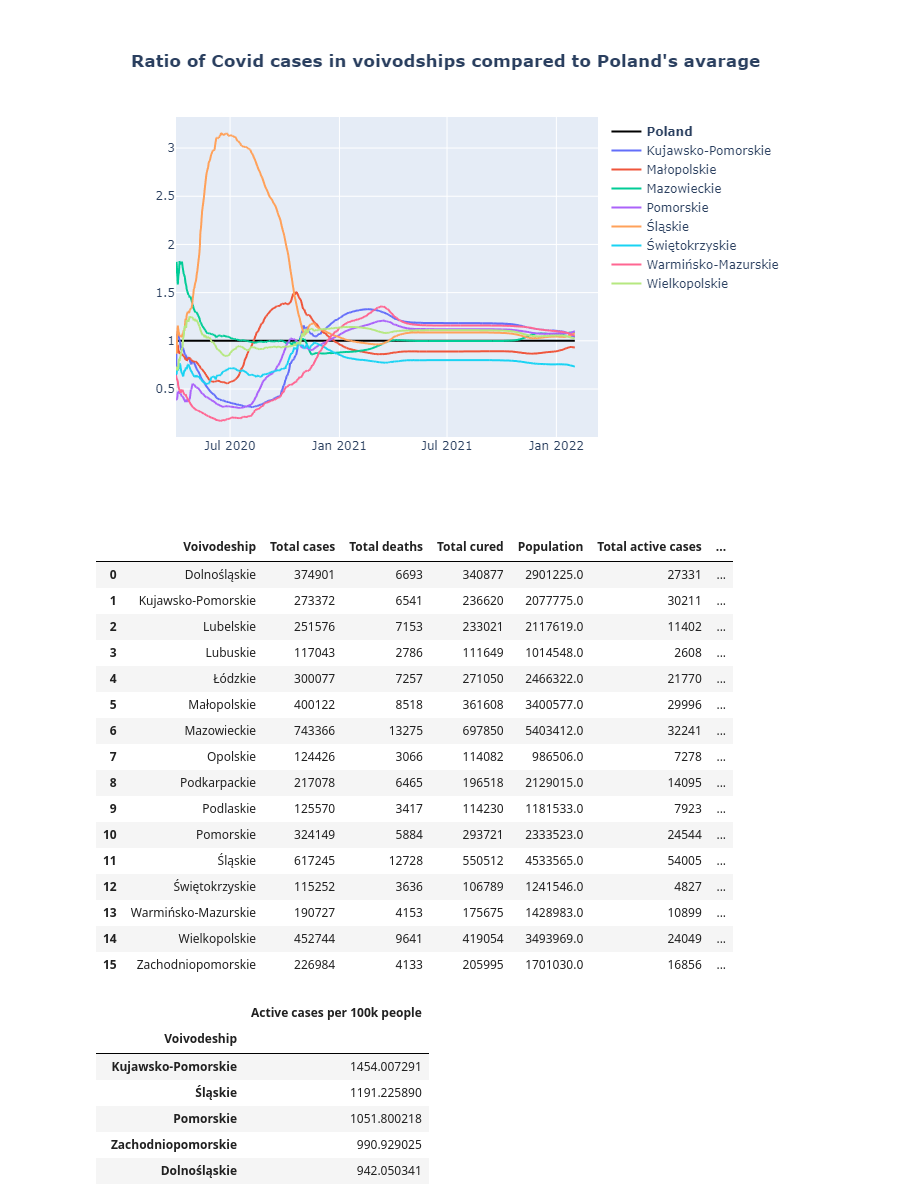
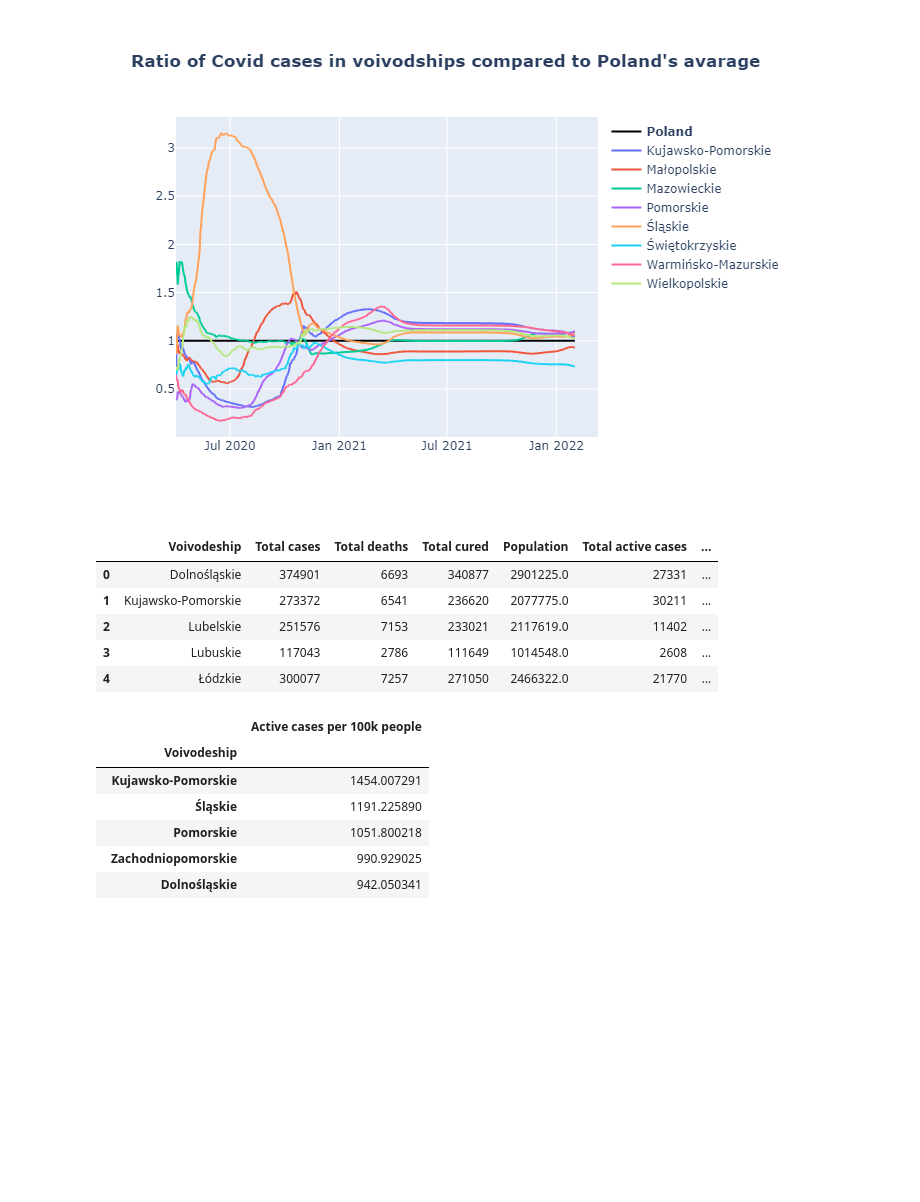
Before and after one commit to jakubjanosz/Covid-19-analysis, a Jupyter notebook: analysis.ipynb, the cells around one changed output. Saved outputs shown, nothing was run; the diff lists cells and outputs as text; code cells hidden in the pictures; blank space fills up the shorter version.

```diff
--- a/analysis.ipynb
+++ b/analysis.ipynb
@@ -73,32 +73,21 @@ fig2.show('png')
 [figure]
 # %%
 #editing table using Pandas
-data_voiv = pd.read_excel('C:\\Users\\main\\Desktop\\Poland_covid_analysis\\Voivodeship_stats.xlsx')
+data_voiv = pd.read_excel('Voivodeship_stats.xlsx')
 data_voiv.drop(['No'], axis = 1, inplace = True)
 data_voiv['Total active cases'] = data_voiv['Total cases'] - data_voiv['Total deaths'] - data_voiv['Total cured']
 data_voiv['Active cases per 100k people'] = data_voiv['Total active cases'] * 100000 / data_voiv['Population']
 data_voiv['Cases per 100k people'] = data_voiv['Total cases'] * 100000 / data_voiv['Population']
 data_voiv['Deaths per 100k people'] = data_voiv['Total deaths'] * 100000 / data_voiv['Population']
 
-display(data_voiv.round(2))
+display(data_voiv.round(2).head(5))
 # %% [output]
 |  | Voivodeship | Total cases | Total deaths | Total cured | Population | Total active cases | ... |
 | 0 | Dolnośląskie | 374901 | 6693 | 340877 | 2901225.0 | 27331 | ... |
 | 1 | Kujawsko-Pomorskie | 273372 | 6541 | 236620 | 2077775.0 | 30211 | ... |
 | 2 | Lubelskie | 251576 | 7153 | 233021 | 2117619.0 | 11402 | ... |
 | 3 | Lubuskie | 117043 | 2786 | 111649 | 1014548.0 | 2608 | ... |
 | 4 | Łódzkie | 300077 | 7257 | 271050 | 2466322.0 | 21770 | ... |
-| 5 | Małopolskie | 400122 | 8518 | 361608 | 3400577.0 | 29996 | ... |
-| 6 | Mazowieckie | 743366 | 13275 | 697850 | 5403412.0 | 32241 | ... |
-| 7 | Opolskie | 124426 | 3066 | 114082 | 986506.0 | 7278 | ... |
-| 8 | Podkarpackie | 217078 | 6465 | 196518 | 2129015.0 | 14095 | ... |
-| 9 | Podlaskie | 125570 | 3417 | 114230 | 1181533.0 | 7923 | ... |
-| 10 | Pomorskie | 324149 | 5884 | 293721 | 2333523.0 | 24544 | ... |
-| 11 | Śląskie | 617245 | 12728 | 550512 | 4533565.0 | 54005 | ... |
-| 12 | Świętokrzyskie | 115252 | 3636 | 106789 | 1241546.0 | 4827 | ... |
-| 13 | Warmińsko-Mazurskie | 190727 | 4153 | 175675 | 1428983.0 | 10899 | ... |
-| 14 | Wielkopolskie | 452744 | 9641 | 419054 | 3493969.0 | 24049 | ... |
-| 15 | Zachodniopomorskie | 226984 | 4133 | 205995 | 1701030.0 | 16856 | ... |
 # %%
 #showing only two columns in descending order, highligted in red
 cases_fraction = data_voiv.groupby('Voivodeship')['Active cases per 100k people'].sum().sort_values(ascending = False).to_frame()
```
Also changed, not shown: parts of 11 cells of this notebook.
